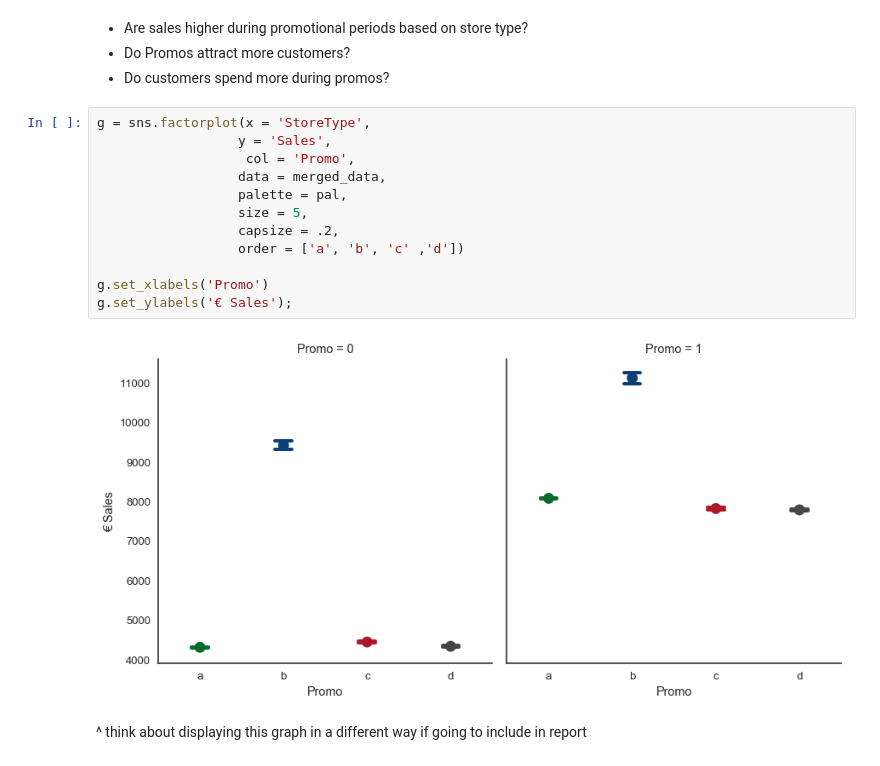
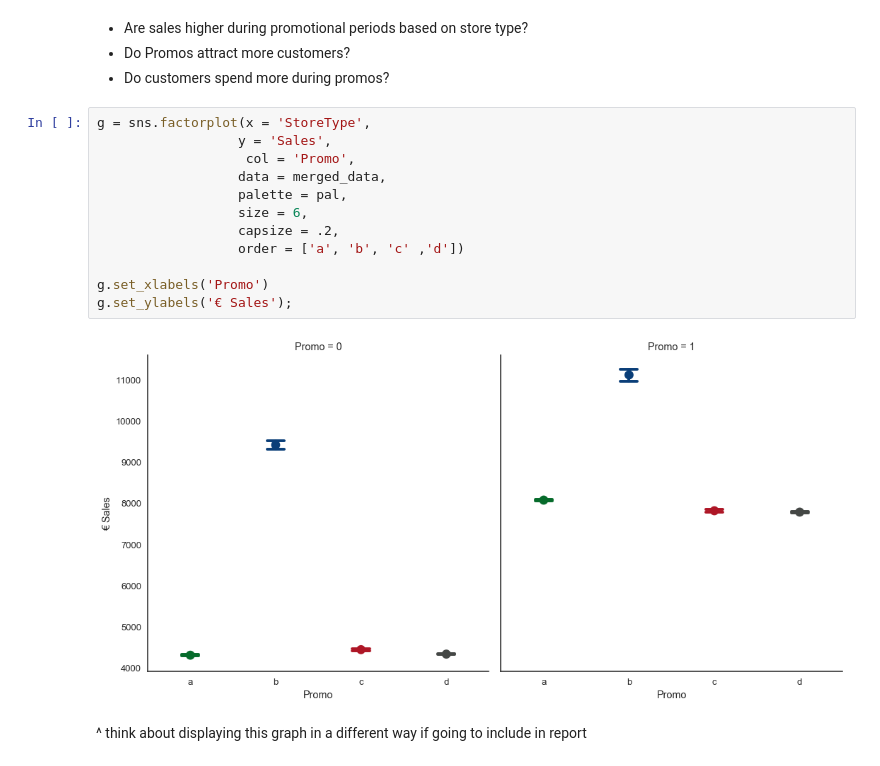
Before and after one commit to nurudeensulaimon/EDA, a Jupyter notebook: Exploratory Data Analysis Aaron.ipynb, the cells around one changed output. Drawn from its saved outputs; the diff is of its cells as text.

```diff
--- a/Exploratory Data Analysis Aaron.ipynb
+++ b/Exploratory Data Analysis Aaron.ipynb
@@ -522,17 +522,17 @@ Sales per customer appears to vary quite a bit depending upon the month. What mi
 # %%
 g = sns.factorplot(x = 'StoreType',
                   y = 'Sales',
                    col = 'Promo',
                   data = merged_data,
                   palette = pal,
-                  size = 5,
+                  size = 6,
                   capsize = .2,
                   order = ['a', 'b', 'c' ,'d'])
 
 g.set_xlabels('Promo')
 g.set_ylabels('€ Sales');
 # %% [output]
-[figure, old version]
+[figure, new version]
 # %% [markdown]
 ^ think about displaying this graph in a different way if going to include in report
 # %% [markdown]
```
Also changed, not shown: parts of 10 cells of this notebook.
